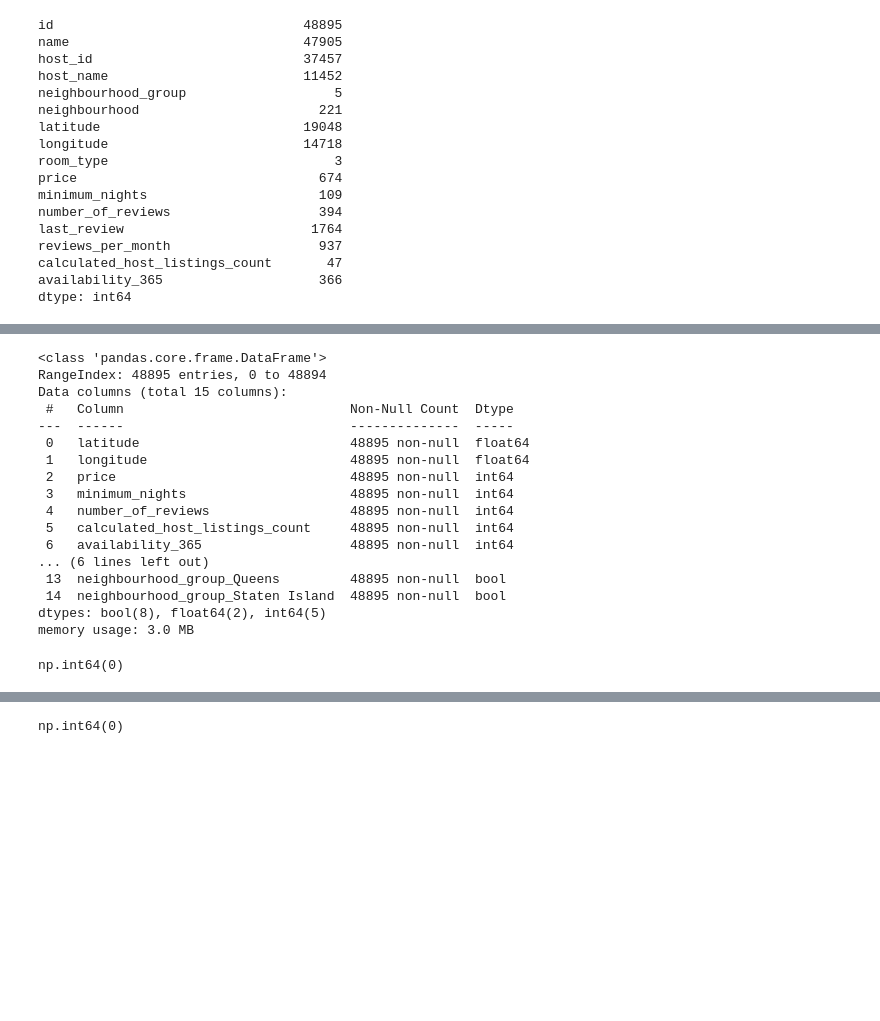
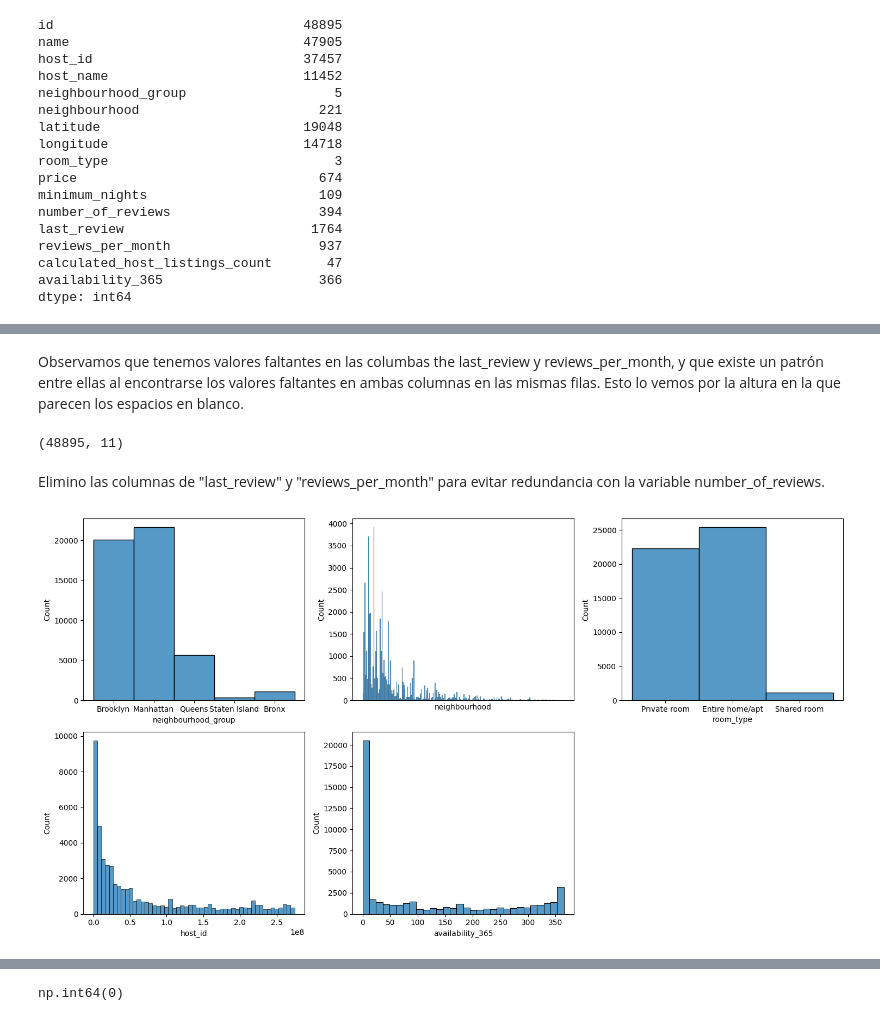
Before and after one commit to Bea-Castro/EDA, a Jupyter notebook: src/explore.ipynb, the cells around one changed output, grey strips where cells are left out. Drawn from its saved outputs; the diff is of its cells as text; code cells hidden in the pictures; blank space fills up the shorter version.

```diff
--- a/src/explore.ipynb
+++ b/src/explore.ipynb
@@ -137,29 +119,32 @@ df.head()
+# %% [markdown]
+Observamos que tenemos valores faltantes en las columbas the last_review y reviews_per_month, y que existe un patrón entre ellas al encontrarse los valores faltantes en ambas columnas en las mismas filas. Esto lo vemos por la altura en la que parecen los espacios en blanco.
 # %%
 # ELiminiamos las columnas que no nos apostan informacion relevante
 df.columns
-df.drop (['name','host_id','id','host_name','last_review','reviews_per_month','neighbourhood'] , axis=1, inplace= True)
+df.drop (['name','id','host_name','last_review','reviews_per_month'] , axis=1, inplace= True)
 df.shape
-df.info()
 # %% [output]
-<class 'pandas.core.frame.DataFrame'>
-RangeIndex: 48895 entries, 0 to 48894
-Data columns (total 15 columns):
- #   Column                             Non-Null Count  Dtype
----  ------                             --------------  -----
- 0   latitude                           48895 non-null  float64
- 1   longitude                          48895 non-null  float64
- 2   price                              48895 non-null  int64
- 3   minimum_nights                     48895 non-null  int64
- 4   number_of_reviews                  48895 non-null  int64
- 5   calculated_host_listings_count     48895 non-null  int64
- 6   availability_365                   48895 non-null  int64
-... (6 lines left out)
- 13  neighbourhood_group_Queens         48895 non-null  bool
- 14  neighbourhood_group_Staten Island  48895 non-null  bool
-dtypes: bool(8), float64(2), int64(5)
-memory usage: 3.0 MB
+(48895, 11)
-# %%
-#Revismaos que no haya anuncios duplicados
-df.duplicated().sum()
-# %% [output]
-np.int64(0)
+# %% [markdown]
+Elimino las columnas de "last_review" y "reviews_per_month" para evitar redundancia con la variable number_of_reviews.
+# %%
+# Análisis Univariante de variables categoricas
+
+fig, axis = plt.subplots(2, 3, figsize = (15, 8))
+fig.delaxes(axis[1,2])
+
+# Crear un histograma múltiple
+sns.histplot(ax = axis[0, 0], data = df, x = "neighbourhood_group")
+sns.histplot(ax = axis[0, 1], data = df, x = "neighbourhood", bins=5).set_xticks([])
+sns.histplot(ax = axis[0, 2], data = df, x = "room_type")
+sns.histplot(ax = axis[1, 0], data = df, x = "host_id")
+sns.histplot(ax = axis[1, 1], data = df, x = "availability_365")
+
+
+# Ajustar el layout
+plt.tight_layout()
+
+# Mostrar el plot
+plt.show()
+# %% [output]
+[figure, added]
```
Also changed, not shown: parts of 42 cells of this notebook.
